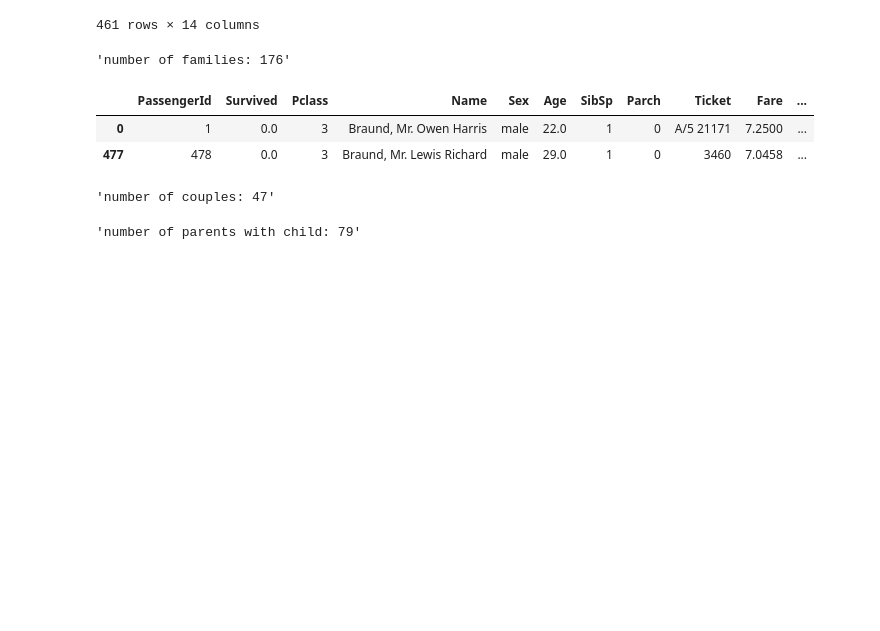
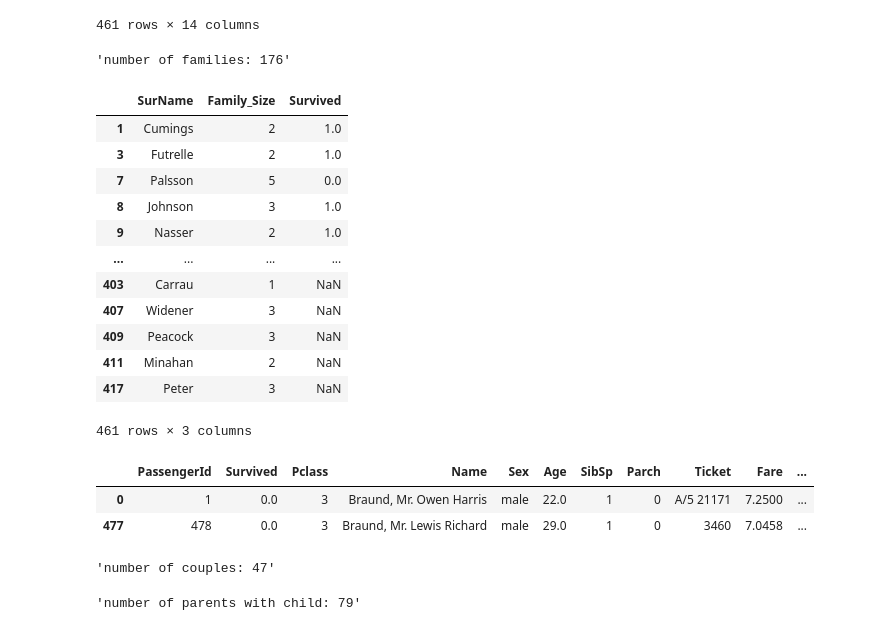
Before and after one commit to Diana-Shilova/TMSds, a Jupyter notebook: lesson8/lesson8_2.ipynb, the cells around one changed output. Drawn from its saved outputs; the diff is of its cells as text; code cells hidden in the pictures; blank space fills up the shorter version.

```diff
--- a/lesson8/lesson8_2.ipynb
+++ b/lesson8/lesson8_2.ipynb
@@ -224,6 +232,22 @@ count_families = all_families.groupby(['Ticket']).ngroups # cumcount
 f"number of families: {count_families}"
 # %% [output]
 'number of families: 176'
+# %%
+families[['SurName', 'Family_Size', 'Survived']].groupby('SurName').filter(lambda x: len(x) > 1)
+# %% [output]
+|  | SurName | Family_Size | Survived |
+| 1 | Cumings | 2 | 1.0 |
+| 3 | Futrelle | 2 | 1.0 |
+| 7 | Palsson | 5 | 0.0 |
+| 8 | Johnson | 3 | 1.0 |
+| 9 | Nasser | 2 | 1.0 |
+| ... | ... | ... | ... |
+| 403 | Carrau | 1 | NaN |
+| 407 | Widener | 3 | NaN |
+| 409 | Peacock | 3 | NaN |
+| 411 | Minahan | 2 | NaN |
+| 417 | Peter | 3 | NaN |
+461 rows × 3 columns
 # %%
 union_df.query('SurName == ["Braund"]')
 # %% [output]
```
Also changed, not shown: parts of 6 cells of this notebook.
